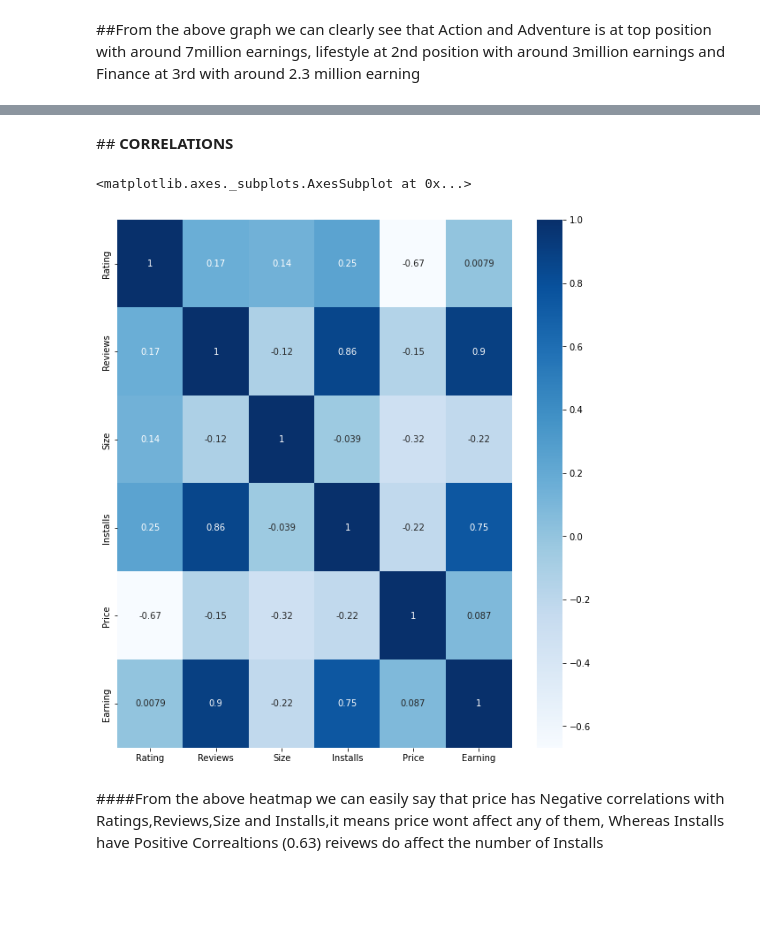
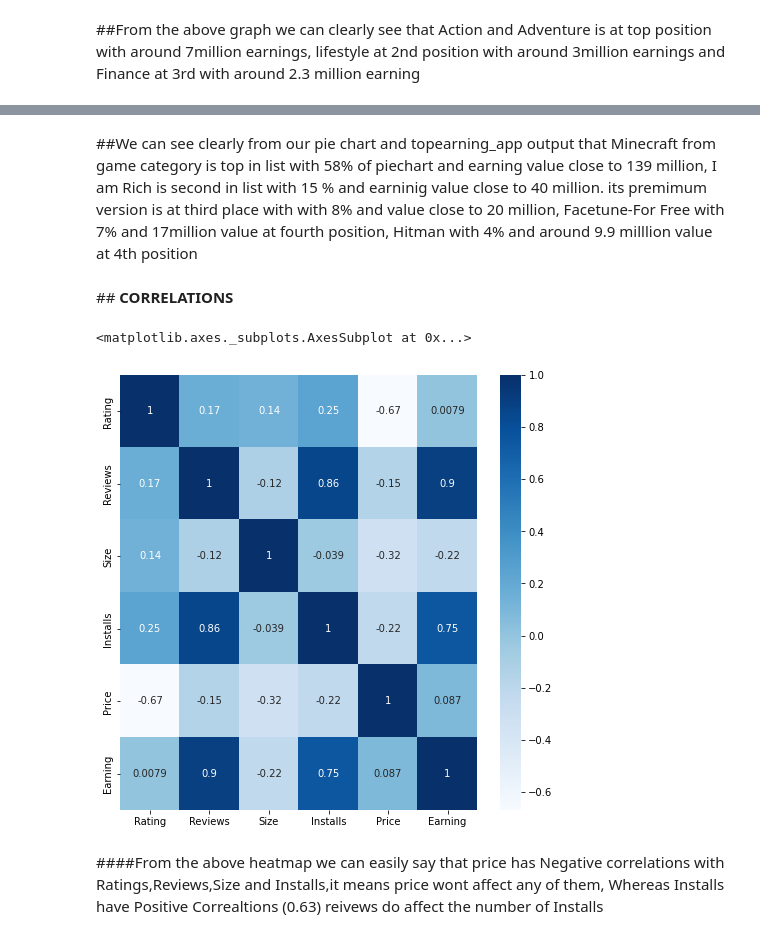
Before and after one commit to MANISH-KUMAR-CODES/Playstore-analysis-capstone-project-1, a Jupyter notebook: Play_Store_App_Review_Analysis_Capstone_Project.ipynb, the cells around one changed output, grey strips where cells are left out. Saved outputs shown, nothing was run; the diff lists cells and outputs as text; code cells hidden in the pictures; blank space fills up the shorter version.

```diff
--- a/Play_Store_App_Review_Analysis_Capstone_Project.ipynb
+++ b/Play_Store_App_Review_Analysis_Capstone_Project.ipynb
@@ -823,12 +853,14 @@ Text(0.5, 1.0, 'Top Earning in Genres available on Playstore')
+# %% [markdown]
+##We can see clearly from our pie chart and topearning_app output that Minecraft from game category is top in list with 58% of piechart and earning value close to 139 million, I am Rich is second in list with 15 % and earninig value close to 40 million. its premimum version is at third place with with 8% and value close to 20 million, Facetune-For Free with 7% and 17million value at fourth position, Hitman with 4% and around 9.9 milllion value at 4th position
 # %% [markdown]
 ##<B> CORRELATIONS
 # %%
 #Drawing correlations through Heatmap
-plt.figure(figsize=(10,11))
+plt.figure(figsize=(8,8))
 sns.heatmap(df1.corr(),cmap= 'Blues',annot= True)
 # %% [output]
 <matplotlib.axes._subplots.AxesSubplot at 0x...>
-[figure, old version]
+[figure, new version]
 # %% [markdown]
 ####From the above heatmap we can easily say that price has Negative correlations with Ratings,Reviews,Size and Installs,it means price wont affect any of them, Whereas Installs have Positive Correaltions (0.63) reivews do affect the number of Installs
 # %% [markdown]
```
Also changed, not shown: parts of 6 cells of this notebook.
